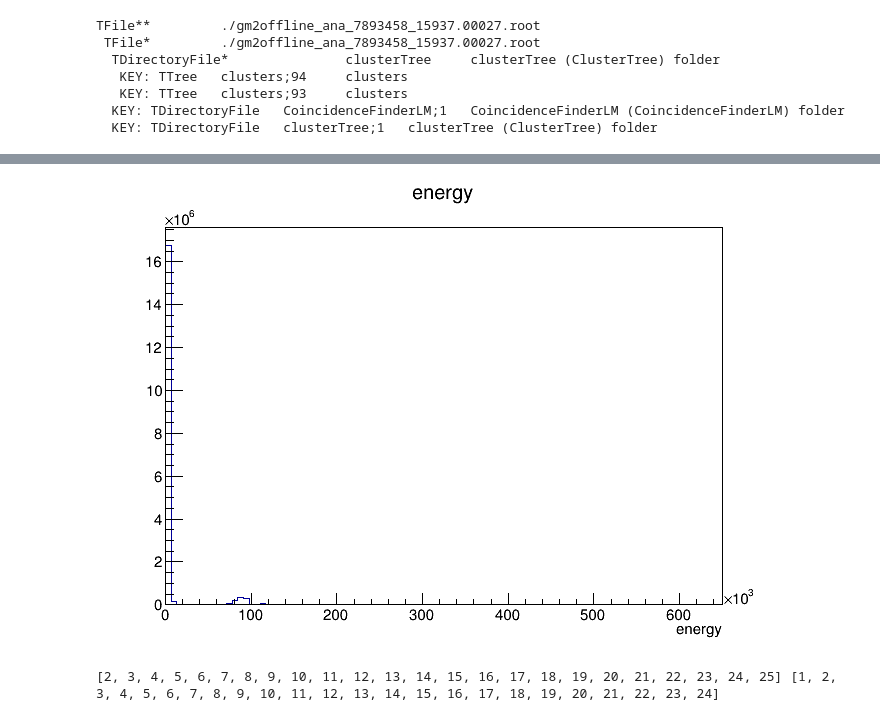
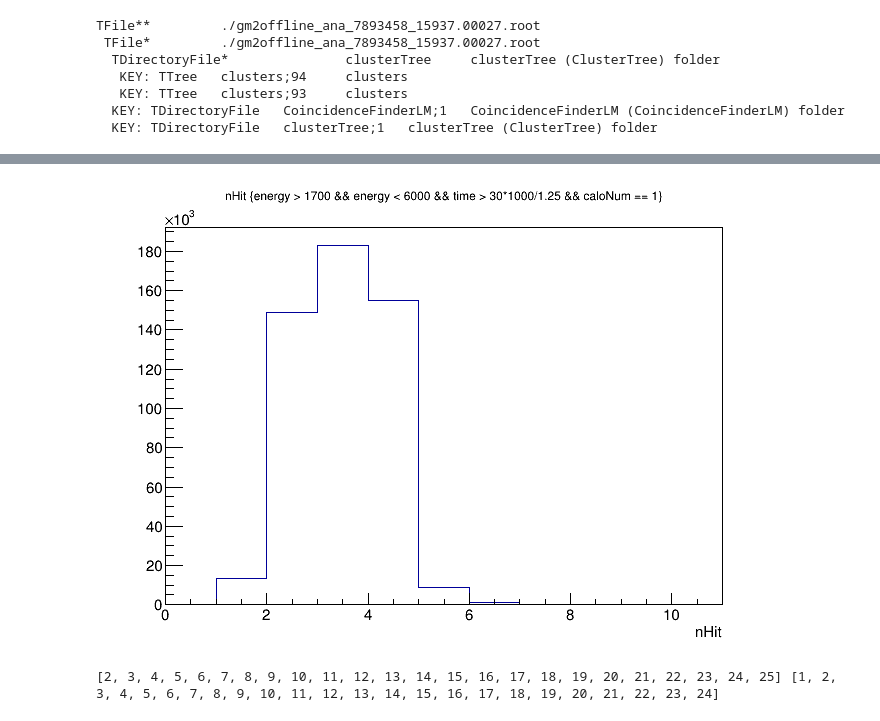
Before and after one commit to jlabounty/g-2, a Jupyter notebook: calorimeter/Calo2LowCountInvestigation.ipynb, the cells around one changed output, grey strips where cells are left out. Saved outputs shown, nothing was run; the diff lists cells and outputs as text; code cells hidden in the pictures.

```diff
--- a/calorimeter/Calo2LowCountInvestigation.ipynb
+++ b/calorimeter/Calo2LowCountInvestigation.ipynb
@@ -44,10 +42,10 @@ t.Print()
 *............................................................................*
 # %%
 c = r.TCanvas()
-t.Draw("energy")
+t.Draw("nHit","energy > 1700 && energy < 6000 && time > 30*1000/1.25 && caloNum == 1","")
 c.Draw()
 # %% [output]
-[figure, old version]
+[figure, new version]
 # %%
 t.Draw("caloNum","","")
 h = r.gPad.GetPrimitive("htemp").Clone("caloListHist")
```
Also changed, not shown: parts of 11 cells of this notebook, 4 other files.
